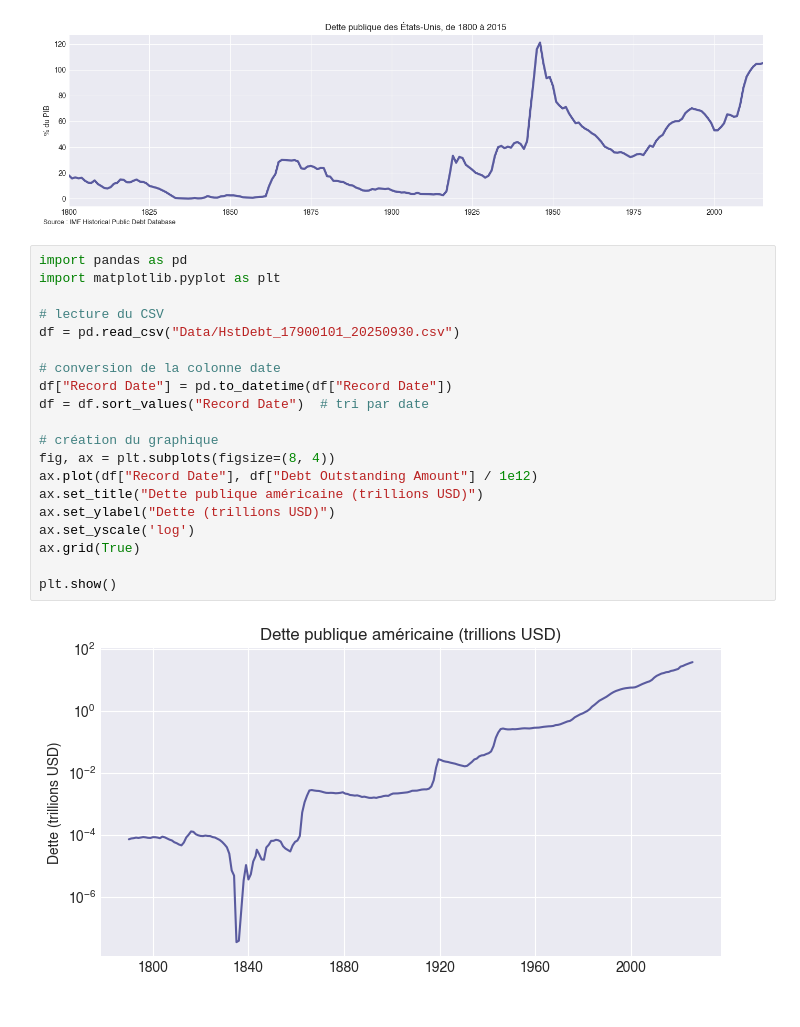
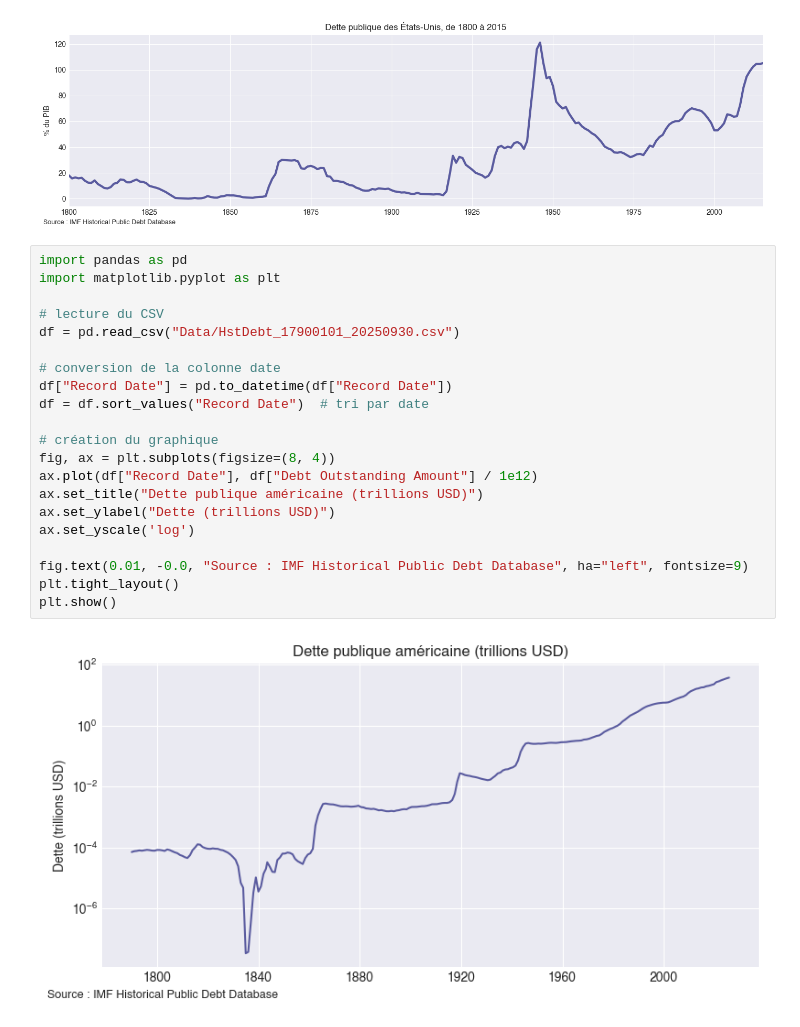
Before and after one commit to miche-quiche/OikopediaCharts, a Jupyter notebook: TreasuryMarketFofData.ipynb, the cells around one changed output. Drawn from its saved outputs; the diff is of its cells as text.

```diff
--- a/TreasuryMarketFofData.ipynb
+++ b/TreasuryMarketFofData.ipynb
@@ -205,22 +205,23 @@ plt.show()
 # %%
 import pandas as pd
 import matplotlib.pyplot as plt
 
 # lecture du CSV
 df = pd.read_csv("Data/HstDebt_17900101_20250930.csv")
 
 # conversion de la colonne date
 df["Record Date"] = pd.to_datetime(df["Record Date"])
 df = df.sort_values("Record Date")  # tri par date
 
 # création du graphique
 fig, ax = plt.subplots(figsize=(8, 4))
 ax.plot(df["Record Date"], df["Debt Outstanding Amount"] / 1e12)
 ax.set_title("Dette publique américaine (trillions USD)")
 ax.set_ylabel("Dette (trillions USD)")
 ax.set_yscale('log')
-ax.grid(True)
 
+fig.text(0.01, -0.0, "Source : IMF Historical Public Debt Database", ha="left", fontsize=9)
+plt.tight_layout()
 plt.show()
 # %% [output]
-[figure, old version]
+[figure, new version]
```
Also changed, not shown: parts of 2 cells of this notebook.
